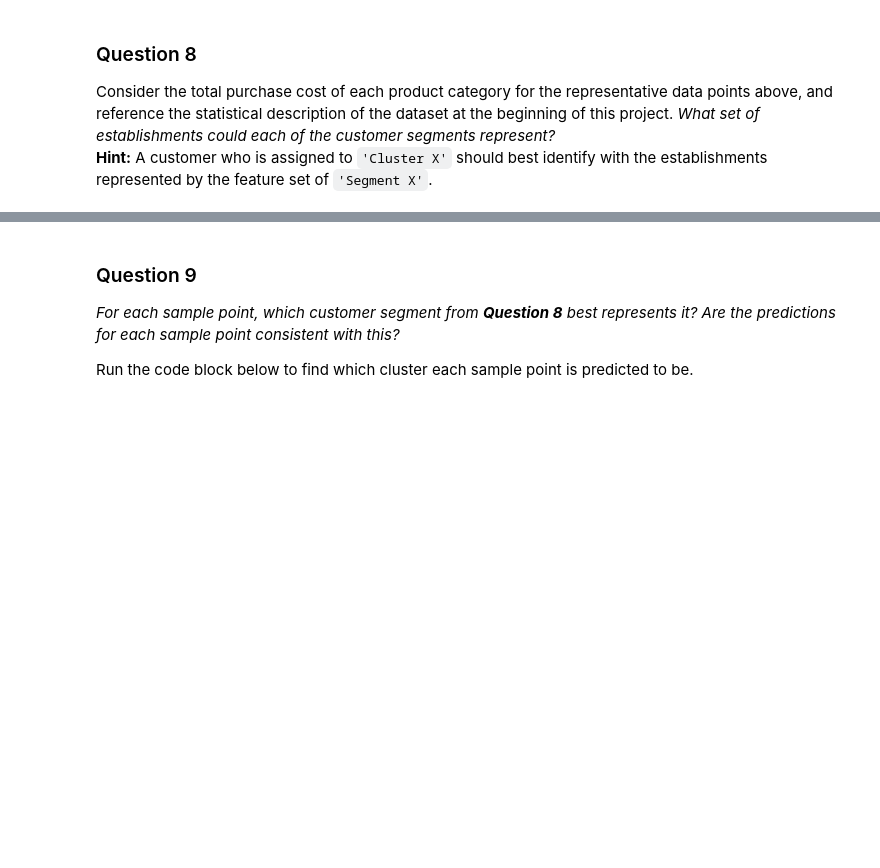
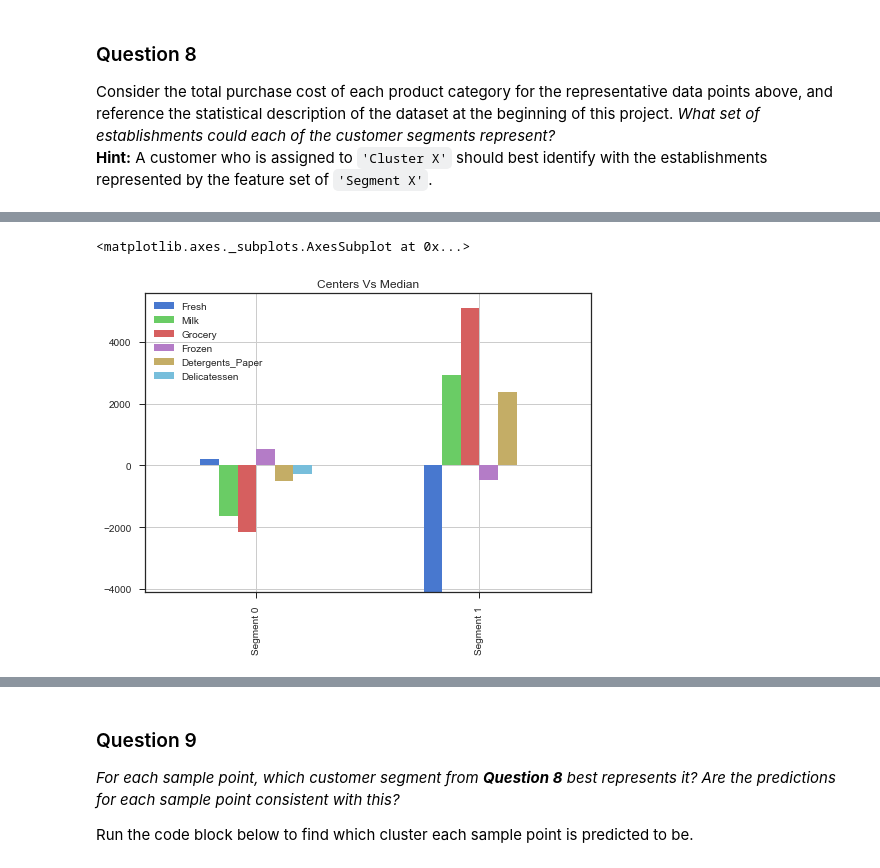
Before and after one commit to phanindravarma38/ConsumerAnalysys_UnsupervisedLearning, a Jupyter notebook: customer_segments.ipynb, the cells around one changed output, grey strips where cells are left out. Cells and saved outputs as stored; diff of their text form; code cells hidden in the pictures; blank space fills up the shorter version.

```diff
--- a/customer_segments.ipynb
+++ b/customer_segments.ipynb
@@ -853,0 +884,5 @@ Consider the total purchase cost of each product category for the representative
+# %%
+centers_distribution_median.plot.bar(fig=fig,title="Centers Vs Median", grid=True)
+# %% [output]
+<matplotlib.axes._subplots.AxesSubplot at 0x...>
+[figure, added]
```
Also changed, not shown: parts of 19 cells of this notebook.
